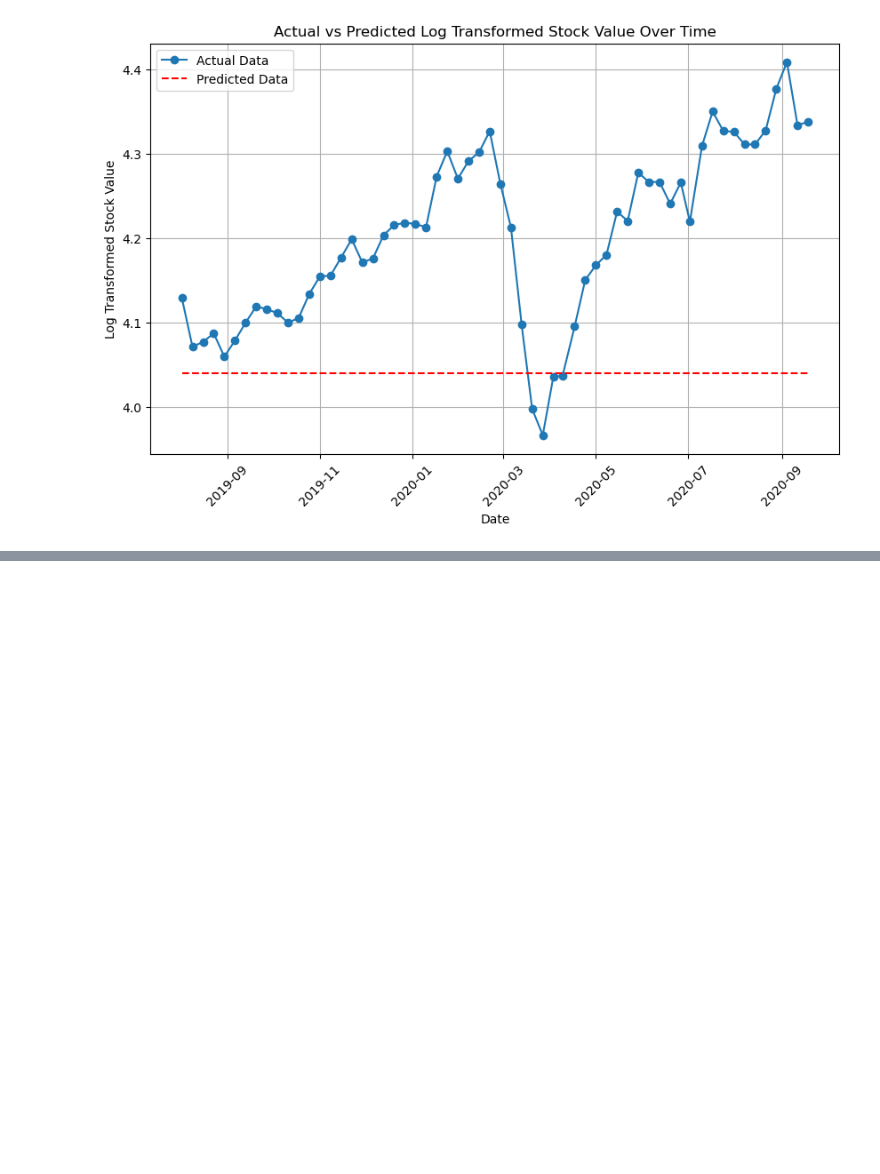
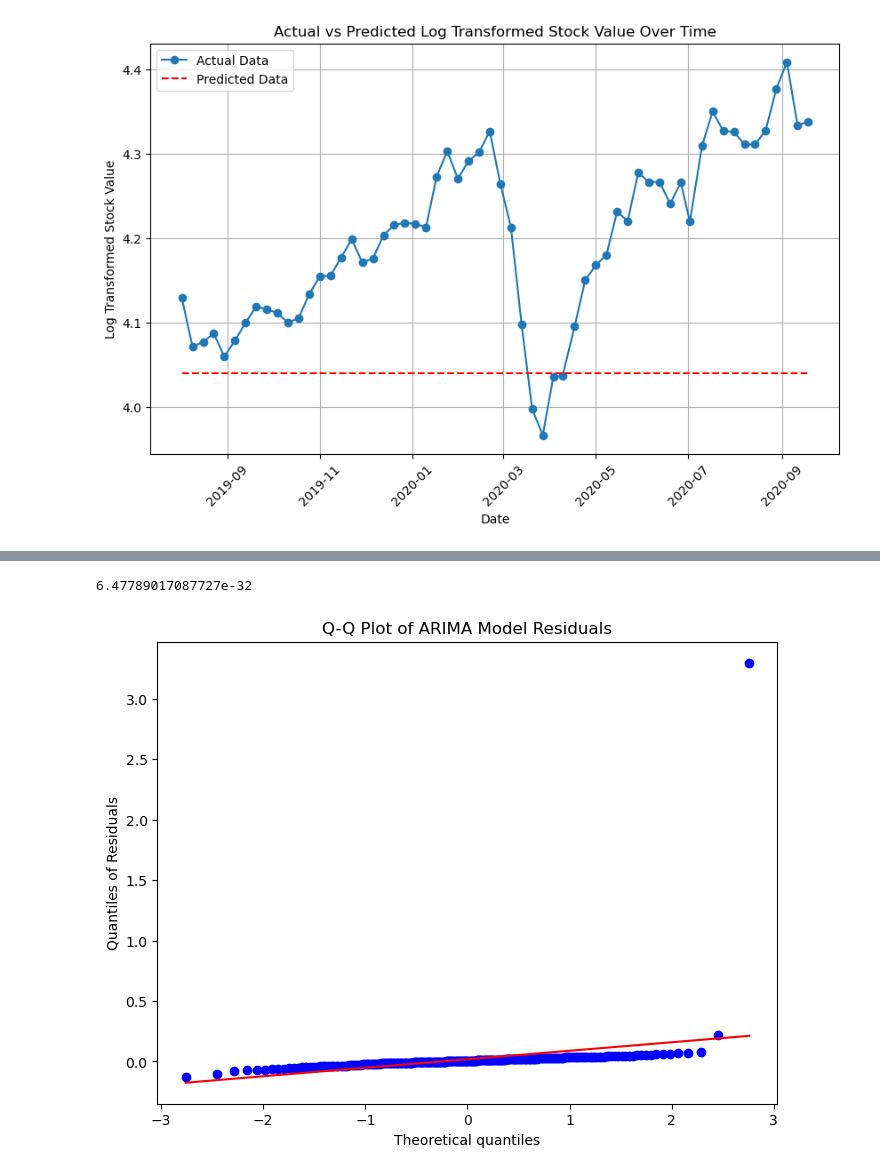
Before and after one commit to claudiawiese/stock_market_time_series, a Jupyter notebook: modelling/ARIMA_modelling.ipynb, the cells around one changed output, grey strips where cells are left out. Cells and saved outputs as stored; diff of their text form; code cells hidden in the pictures; blank space fills up the shorter version.

```diff
--- a/modelling/ARIMA_modelling.ipynb
+++ b/modelling/ARIMA_modelling.ipynb
@@ -327,0 +438,21 @@ As we can see the predicted data is constant. So the ARIMA model does not seem a
+# %%
+import scipy.stats as stats
+
+# Get the residuals
+residuals = model3.resid
+
+# Perform Shapiro-Wilk test for normality on the residuals
+_,shapiro_p_value = stats.shapiro(residuals)
+
+# Output the results of the test
+print(shapiro_p_value)
+
+# Generate a Q-Q plot for the residuals
+plt.figure(figsize=(8, 6))
+stats.probplot(residuals, dist="norm", plot=plt)
+plt.title('Q-Q Plot of ARIMA Model Residuals')
+plt.ylabel('Quantiles of Residuals')
+plt.show()
+# %% [output]
+6.47789017087727e-32
+[figure, added]
```
Also changed, not shown: parts of 25 cells of this notebook, 3 other files.
